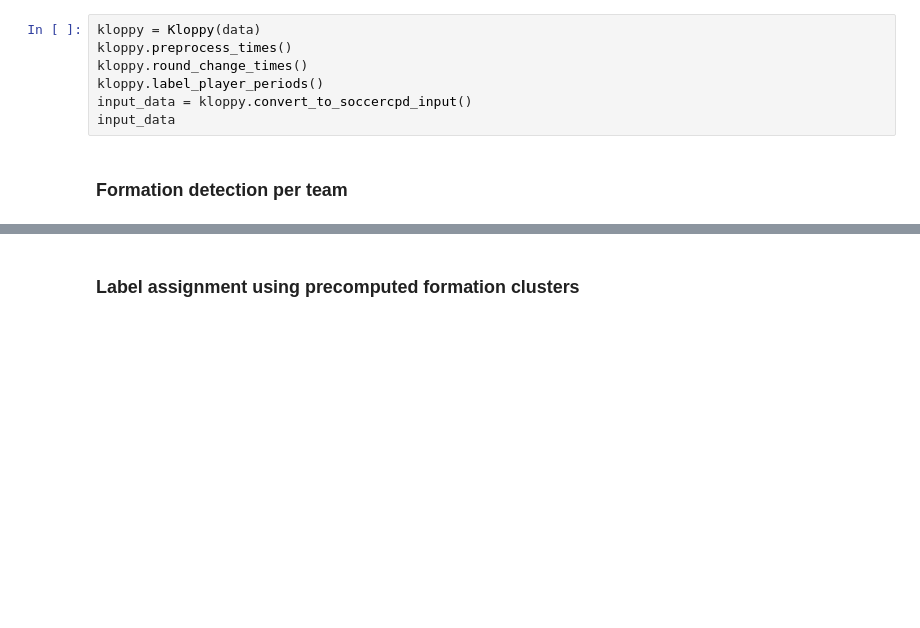
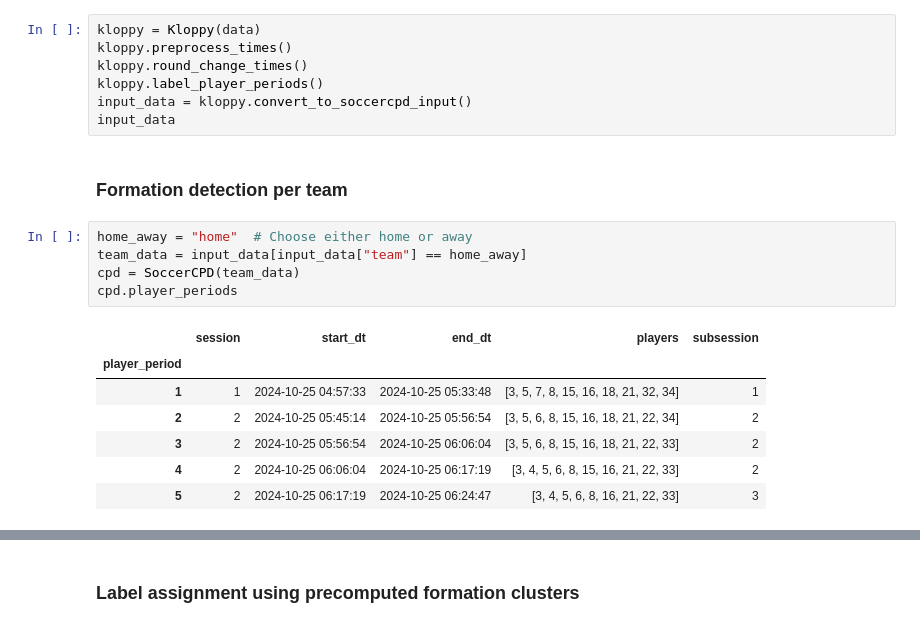
Before and after one commit to hyunsungkim-ds/soccercpd, a Jupyter notebook: tutorial_kloppy.ipynb, the cells around one changed output, grey strips where cells are left out. Drawn from its saved outputs; the diff is of its cells as text; blank space fills up the shorter version.

Commit message:
✨ Update functions in utils.py, visualize.py and SoccerCPD.label_roles

```diff
--- a/tutorial_kloppy.ipynb
+++ b/tutorial_kloppy.ipynb
@@ -76,6 +76,19 @@ input_data = kloppy.convert_to_soccercpd_input()
 input_data
 # %% [markdown]
 ### Formation detection per team
+# %%
+home_away = "home"  # Choose either home or away
+team_data = input_data[input_data["team"] == home_away]
+cpd = SoccerCPD(team_data)
+cpd.player_periods
+# %% [output]
+|  | session | start_dt | end_dt | players | subsession |
+| player_period |  |  |  |  |  |
+| 1 | 1 | 2024-10-25 04:57:33 | 2024-10-25 05:33:48 | [3, 5, 7, 8, 15, 16, 18, 21, 32, 34] | 1 |
+| 2 | 2 | 2024-10-25 05:45:14 | 2024-10-25 05:56:54 | [3, 5, 6, 8, 15, 16, 18, 21, 22, 34] | 2 |
+| 3 | 2 | 2024-10-25 05:56:54 | 2024-10-25 06:06:04 | [3, 5, 6, 8, 15, 16, 18, 21, 22, 33] | 2 |
+| 4 | 2 | 2024-10-25 06:06:04 | 2024-10-25 06:17:19 | [3, 4, 5, 6, 8, 15, 16, 21, 22, 33] | 2 |
+| 5 | 2 | 2024-10-25 06:17:19 | 2024-10-25 06:24:47 | [3, 4, 5, 6, 8, 16, 21, 22, 33] | 3 |
 # %%
 home_away = "home"  # Choose either home or away
 team_data = input_data[input_data["team"] == home_away]
```
Also changed, not shown: parts of 6 cells of this notebook, 3 other files.
